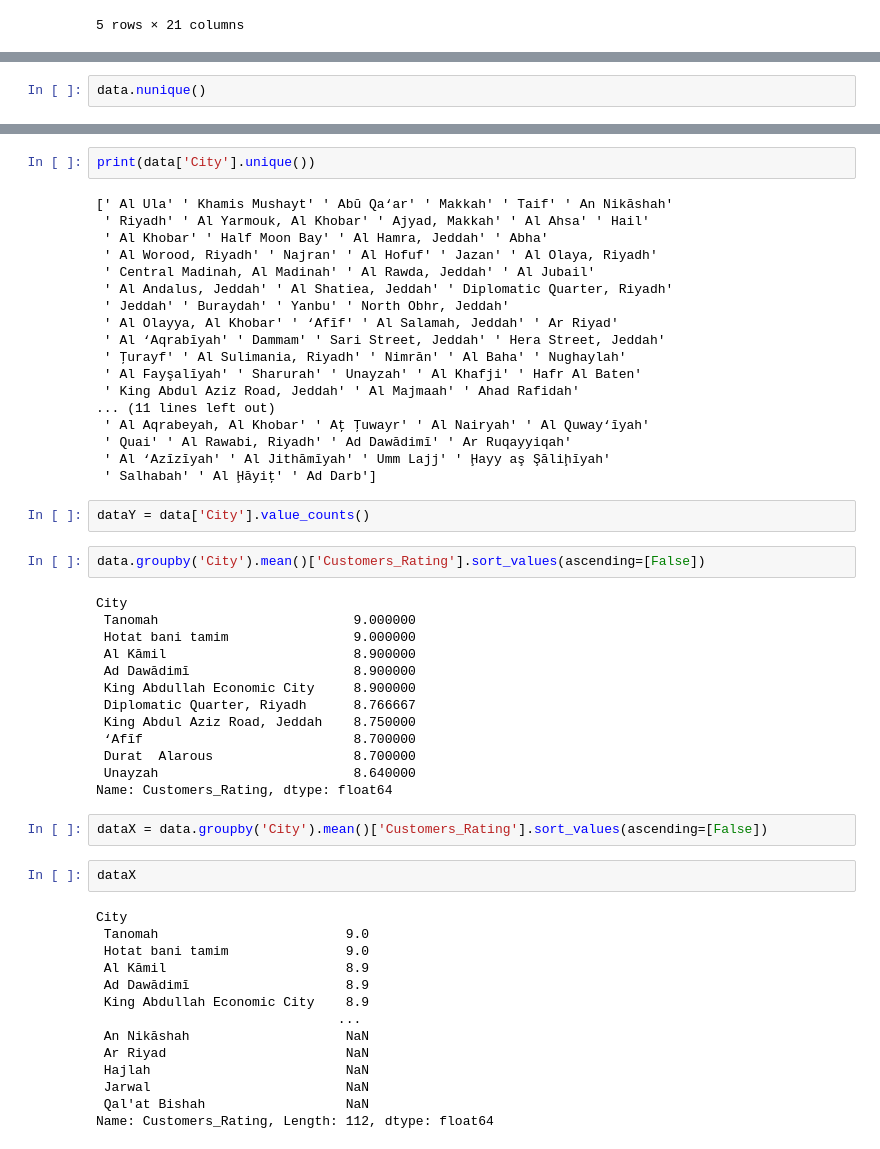
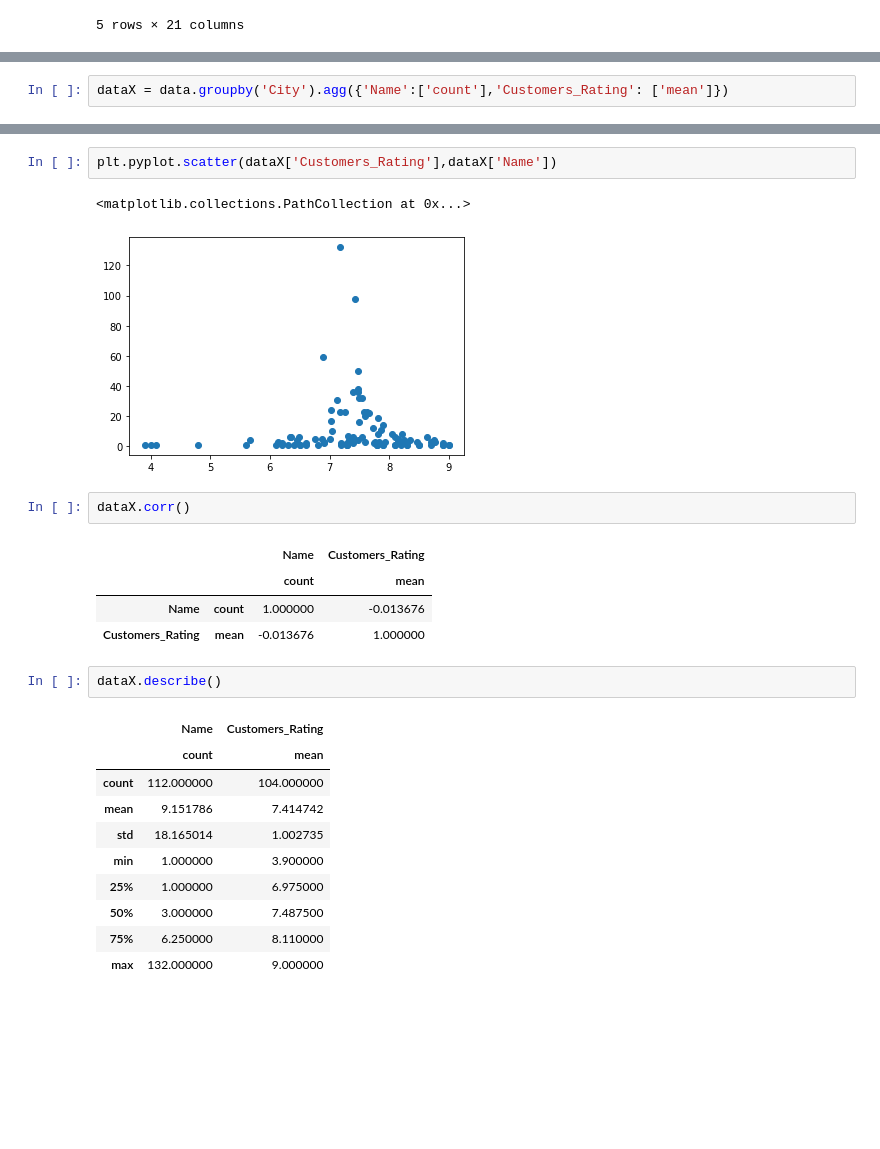
Before and after one commit to ban2002si/Hotel, a Jupyter notebook: Hotel.ipynb, the cells around one changed output, grey strips where cells are left out. Cells and saved outputs as stored; diff of their text form; blank space fills up the shorter version.

```diff
--- a/Hotel.ipynb
+++ b/Hotel.ipynb
@@ -127,2 +124,2 @@ dtype: int64
 # %%
-data.nunique()
+dataX = data.groupby('City').agg({'Name':['count'],'Customers_Rating': ['mean']})
@@ -149,55 +144,25 @@ data['City'].nuniqueque()
 # %%
-print(data['City'].unique())
+plt.pyplot.scatter(dataX['Customers_Rating'],dataX['Name'])
 # %% [output]
-[' Al Ula' ' Khamis Mushayt' ' Abū Qa‘ar' ' Makkah' ' Taif' ' An Nikāshah'
- ' Riyadh' ' Al Yarmouk, Al Khobar' ' Ajyad, Makkah' ' Al Ahsa' ' Hail'
- ' Al Khobar' ' Half Moon Bay' ' Al Hamra, Jeddah' ' Abha'
- ' Al Worood, Riyadh' ' Najran' ' Al Hofuf' ' Jazan' ' Al Olaya, Riyadh'
- ' Central Madinah, Al Madinah' ' Al Rawda, Jeddah' ' Al Jubail'
- ' Al Andalus, Jeddah' ' Al Shatiea, Jeddah' ' Diplomatic Quarter, Riyadh'
- ' Jeddah' ' Buraydah' ' Yanbu' ' North Obhr, Jeddah'
- ' Al Olayya, Al Khobar' ' ‘Afīf' ' Al Salamah, Jeddah' ' Ar Riyad'
- ' Al ‘Aqrabīyah' ' Dammam' ' Sari Street, Jeddah' ' Hera Street, Jeddah'
- ' Ţurayf' ' Al Sulimania, Riyadh' ' Nimrān' ' Al Baha' ' Nughaylah'
- ' Al Fayşalīyah' ' Sharurah' ' Unayzah' ' Al Khafji' ' Hafr Al Baten'
- ' King Abdul Aziz Road, Jeddah' ' Al Majmaah' ' Ahad Rafidah'
-... (11 lines left out)
- ' Al Aqrabeyah, Al Khobar' ' Aţ Ţuwayr' ' Al Nairyah' ' Al Quway‘īyah'
- ' Quai' ' Al Rawabi, Riyadh' ' Ad Dawādimī' ' Ar Ruqayyiqah'
- ' Al ‘Azīzīyah' ' Al Jithāmīyah' ' Umm Lajj' ' Ḩayy aş Şāliḩīyah'
- ' Salhabah' ' Al Ḩāyiţ' ' Ad Darb']
+<matplotlib.collections.PathCollection at 0x...>
+[figure, added]
 # %%
-dataY = data['City'].value_counts()
+dataX.corr()
+# %% [output]
+|  |  | Name | Customers_Rating |
+|  |  | count | mean |
+| Name | count | 1.000000 | -0.013676 |
+| Customers_Rating | mean | -0.013676 | 1.000000 |
 # %%
-data.groupby('City').mean()['Customers_Rating'].sort_values(ascending=[False])
+dataX.describe()
 # %% [output]
-City
- Tanomah                         9.000000
- Hotat bani tamim                9.000000
- Al Kāmil                        8.900000
- Ad Dawādimī                     8.900000
- King Abdullah Economic City     8.900000
- Diplomatic Quarter, Riyadh      8.766667
- King Abdul Aziz Road, Jeddah    8.750000
- ‘Afīf                           8.700000
- Durat  Alarous                  8.700000
- Unayzah                         8.640000
-Name: Customers_Rating, dtype: float64
+|  | Name | Customers_Rating |
+|  | count | mean |
+| count | 112.000000 | 104.000000 |
+| mean | 9.151786 | 7.414742 |
+| std | 18.165014 | 1.002735 |
+| min | 1.000000 | 3.900000 |
+| 25% | 1.000000 | 6.975000 |
+| 50% | 3.000000 | 7.487500 |
+| 75% | 6.250000 | 8.110000 |
+| max | 132.000000 | 9.000000 |
-# %%
-dataX = data.groupby('City').mean()['Customers_Rating'].sort_values(ascending=[False])
-# %%
-dataX
-# %% [output]
-City
- Tanomah                        9.0
- Hotat bani tamim               9.0
- Al Kāmil                       8.9
- Ad Dawādimī                    8.9
- King Abdullah Economic City    8.9
-                               ...
- An Nikāshah                    NaN
- Ar Riyad                       NaN
- Hajlah                         NaN
- Jarwal                         NaN
- Qal'at Bishah                  NaN
-Name: Customers_Rating, Length: 112, dtype: float64
```
Also changed, not shown: parts of 8 cells of this notebook, 2 other files.
